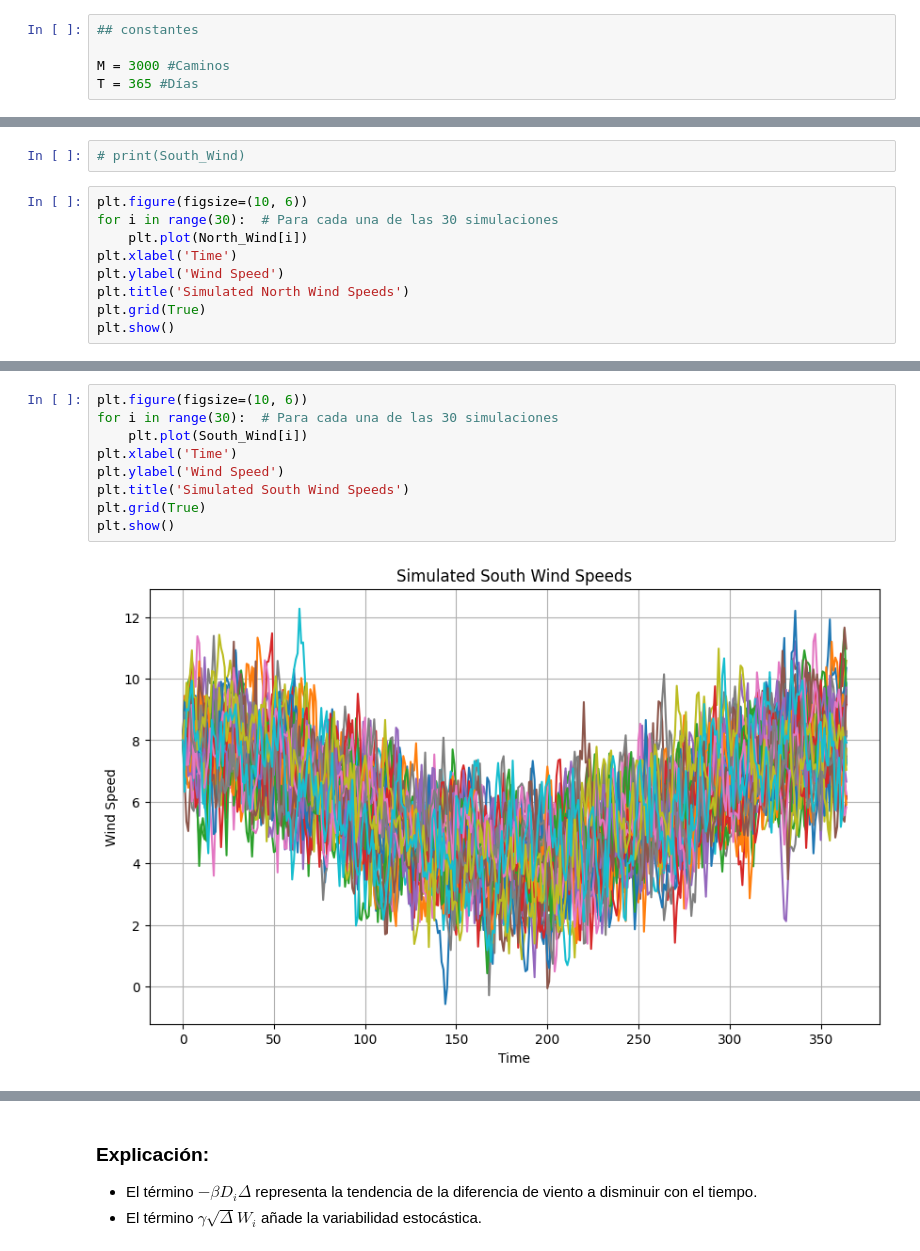
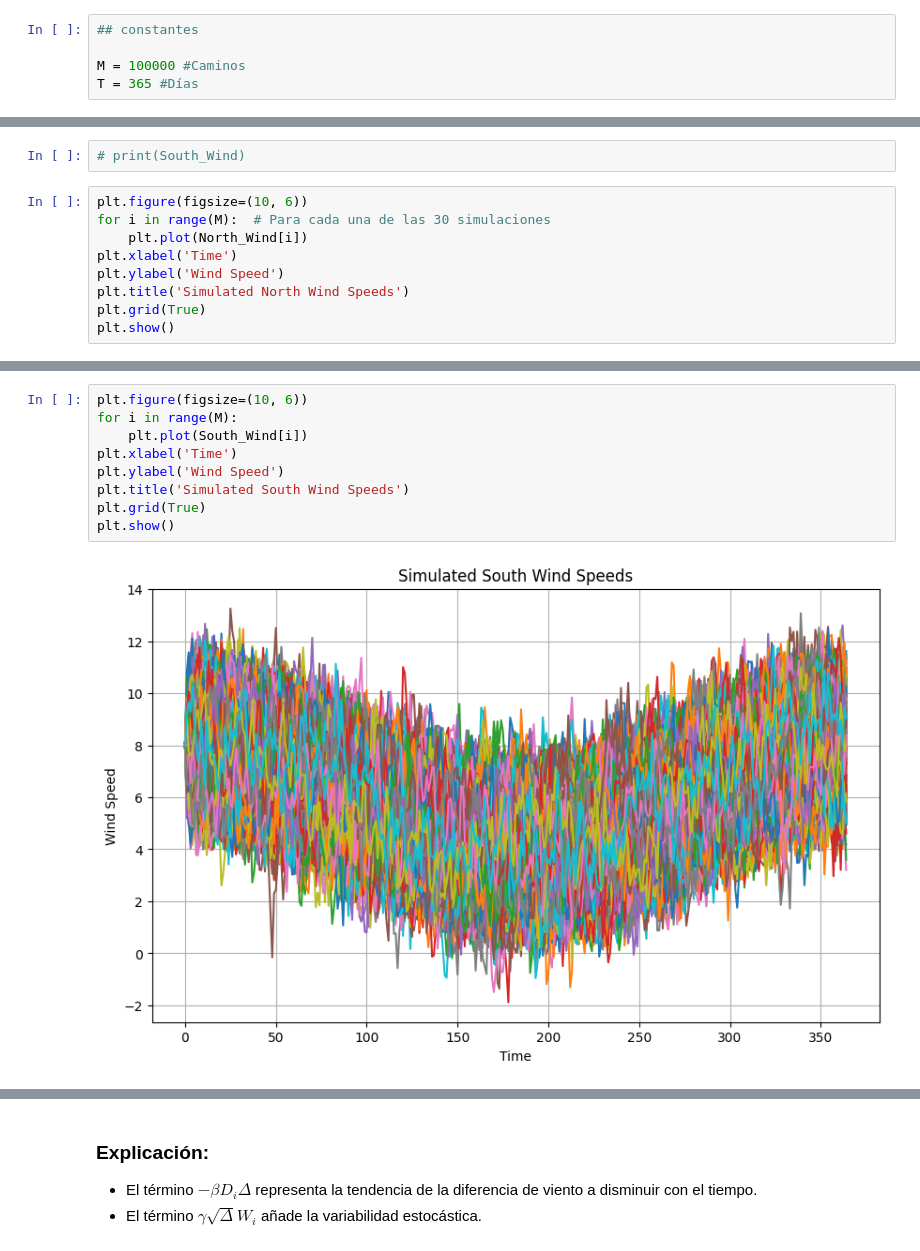
Before and after one commit to olmiave/ACN_TP1, a Jupyter notebook: TP1.ipynb, the cells around one changed output, grey strips where cells are left out. Drawn from its saved outputs; the diff is of its cells as text.

```diff
--- a/TP1.ipynb
+++ b/TP1.ipynb
@@ -421,7 +423,7 @@ D_0 = wind["wind gap norte sur"].iloc[0]
 # %%
 ## constantes
 
-M = 3000 #Caminos
+M = 100000 #Caminos
 T = 365 #Días
 # %%
 #Simulación del viento regional
@@ -482,7 +484,7 @@ North_Wind, South_Wind = simulate_wind_turbines(S_0, kappa_est, theta_est, delta
 # print(South_Wind)
 # %%
 plt.figure(figsize=(10, 6))
-for i in range(30):  # Para cada una de las 30 simulaciones
+for i in range(M):  # Para cada una de las 30 simulaciones
     plt.plot(North_Wind[i])
 plt.xlabel('Time')
 plt.ylabel('Wind Speed')
@@ -494,14 +496,14 @@ plt.show()
 # %%
 plt.figure(figsize=(10, 6))
-for i in range(30):  # Para cada una de las 30 simulaciones
+for i in range(M):
     plt.plot(South_Wind[i])
 plt.xlabel('Time')
 plt.ylabel('Wind Speed')
 plt.title('Simulated South Wind Speeds')
 plt.grid(True)
 plt.show()
 # %% [output]
-[figure, old version]
+[figure, new version]
 # %%
 # Calcular la media a lo largo de las simulaciones para el Norte y el Sur
 mean_Wind_North = np.mean(North_Wind, axis=0)
```
Also changed, not shown: parts of 32 cells of this notebook.
